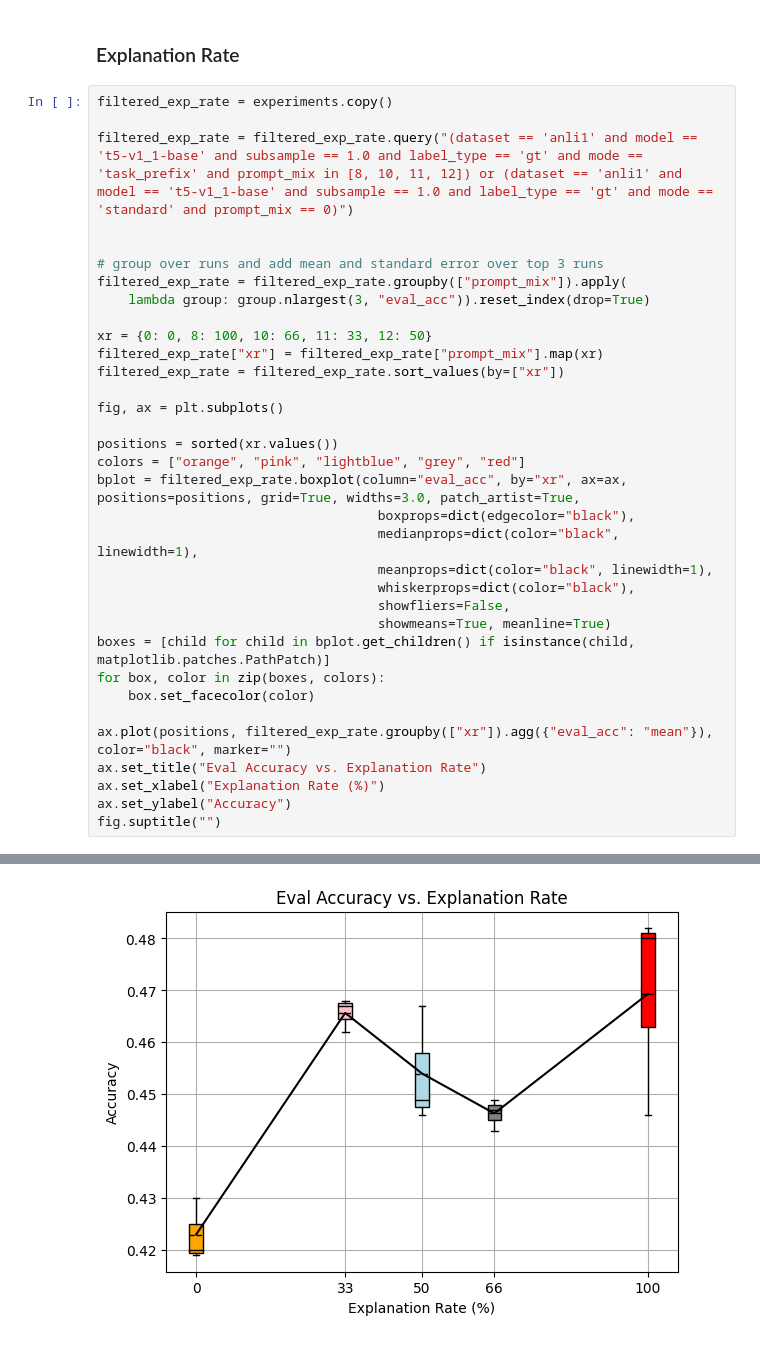
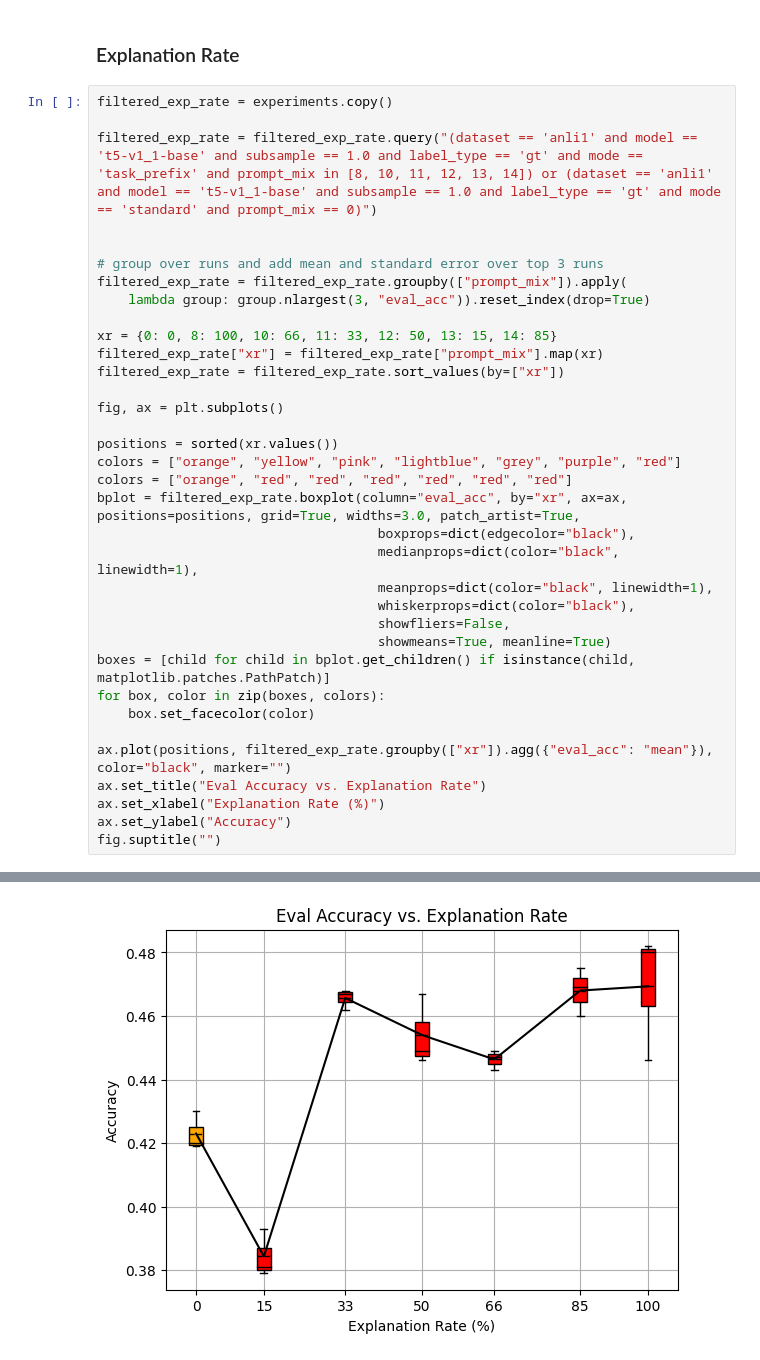
Before and after one commit to lukasvoege/ZeroShot-step-by-step-distillation, a Jupyter notebook: analytics.ipynb, the cells around one changed output, grey strips where cells are left out. Drawn from its saved outputs; the diff is of its cells as text.

```diff
--- a/analytics.ipynb
+++ b/analytics.ipynb
@@ -380,37 +380,38 @@ Text(0.5, 1.05, 'Eval Accuracy vs. Average Length of Explanation across Model Si
 # %%
 filtered_exp_rate = experiments.copy()
 
-filtered_exp_rate = filtered_exp_rate.query("(dataset == 'anli1' and model == 't5-v1_1-base' and subsample == 1.0 and label_type == 'gt' and mode == 'task_prefix' and prompt_mix in [8, 10, 11, 12]) or (dataset == 'anli1' and model == 't5-v1_1-base' and subsample == 1.0 and label_type == 'gt' and mode == 'standard' and prompt_mix == 0)")
+filtered_exp_rate = filtered_exp_rate.query("(dataset == 'anli1' and model == 't5-v1_1-base' and subsample == 1.0 and label_type == 'gt' and mode == 'task_prefix' and prompt_mix in [8, 10, 11, 12, 13, 14]) or (dataset == 'anli1' and model == 't5-v1_1-base' and subsample == 1.0 and label_type == 'gt' and mode == 'standard' and prompt_mix == 0)")
 
 
 # group over runs and add mean and standard error over top 3 runs
 filtered_exp_rate = filtered_exp_rate.groupby(["prompt_mix"]).apply(
     lambda group: group.nlargest(3, "eval_acc")).reset_index(drop=True)
 
-xr = {0: 0, 8: 100, 10: 66, 11: 33, 12: 50}
+xr = {0: 0, 8: 100, 10: 66, 11: 33, 12: 50, 13: 15, 14: 85}
 filtered_exp_rate["xr"] = filtered_exp_rate["prompt_mix"].map(xr)
 filtered_exp_rate = filtered_exp_rate.sort_values(by=["xr"])
 
 fig, ax = plt.subplots()
 
 positions = sorted(xr.values())
-colors = ["orange", "pink", "lightblue", "grey", "red"]
+colors = ["orange", "yellow", "pink", "lightblue", "grey", "purple", "red"]
+colors = ["orange", "red", "red", "red", "red", "red", "red"]
 bplot = filtered_exp_rate.boxplot(column="eval_acc", by="xr", ax=ax, positions=positions, grid=True, widths=3.0, patch_artist=True,
                                     boxprops=dict(edgecolor="black"),
                                     medianprops=dict(color="black", linewidth=1),
                                     meanprops=dict(color="black", linewidth=1),
                                     whiskerprops=dict(color="black"),
                                     showfliers=False,
                                     showmeans=True, meanline=True)
 boxes = [child for child in bplot.get_children() if isinstance(child, matplotlib.patches.PathPatch)]
 for box, color in zip(boxes, colors):
     box.set_facecolor(color)
 
 ax.plot(positions, filtered_exp_rate.groupby(["xr"]).agg({"eval_acc": "mean"}), color="black", marker="")
 ax.set_title("Eval Accuracy vs. Explanation Rate")
 ax.set_xlabel("Explanation Rate (%)")
 ax.set_ylabel("Accuracy")
 fig.suptitle("")
 # %% [output]
 Text(0.5, 0.98, '')
-[figure, old version]
+[figure, new version]
```
Also changed, not shown: parts of 2 cells of this notebook, 3 other files.
